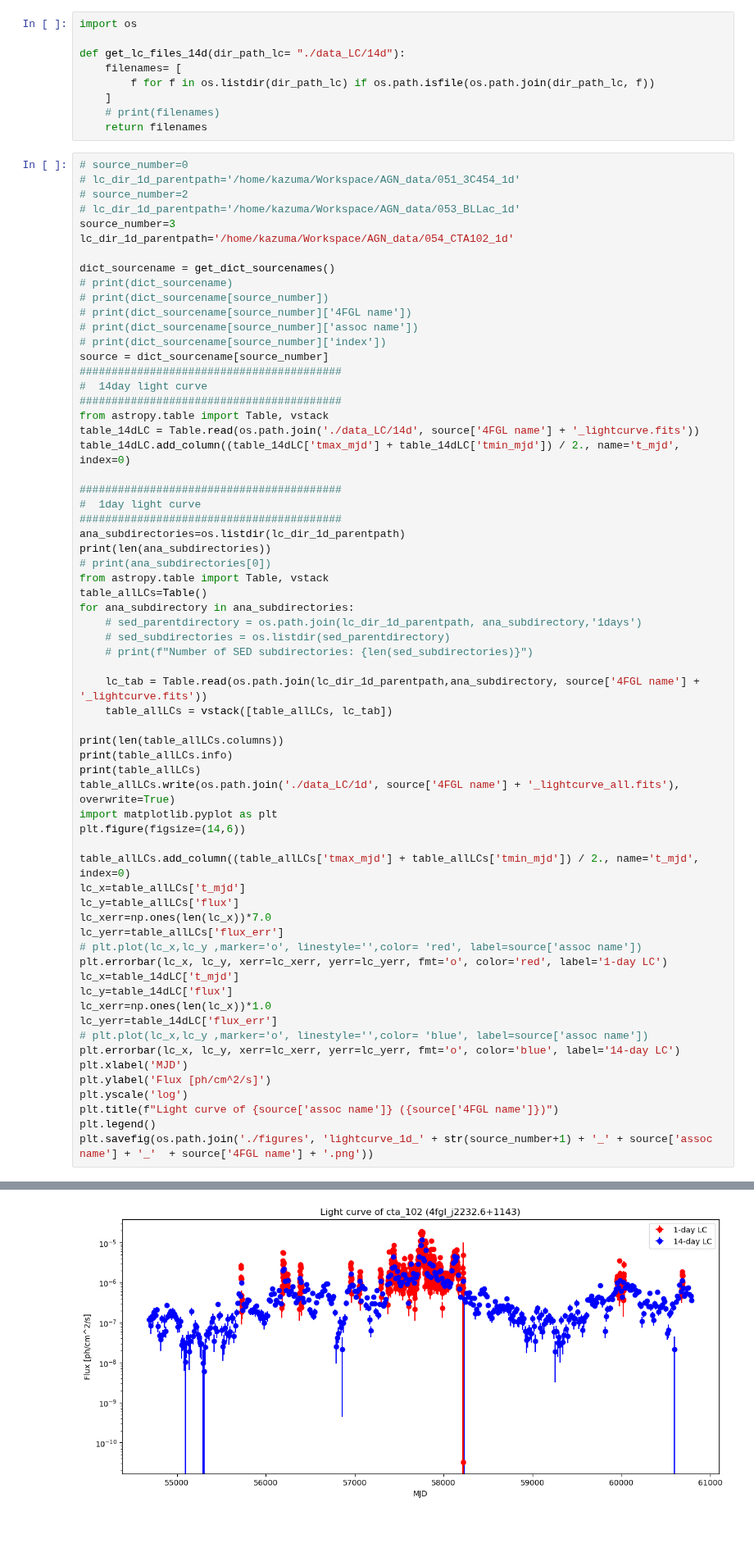
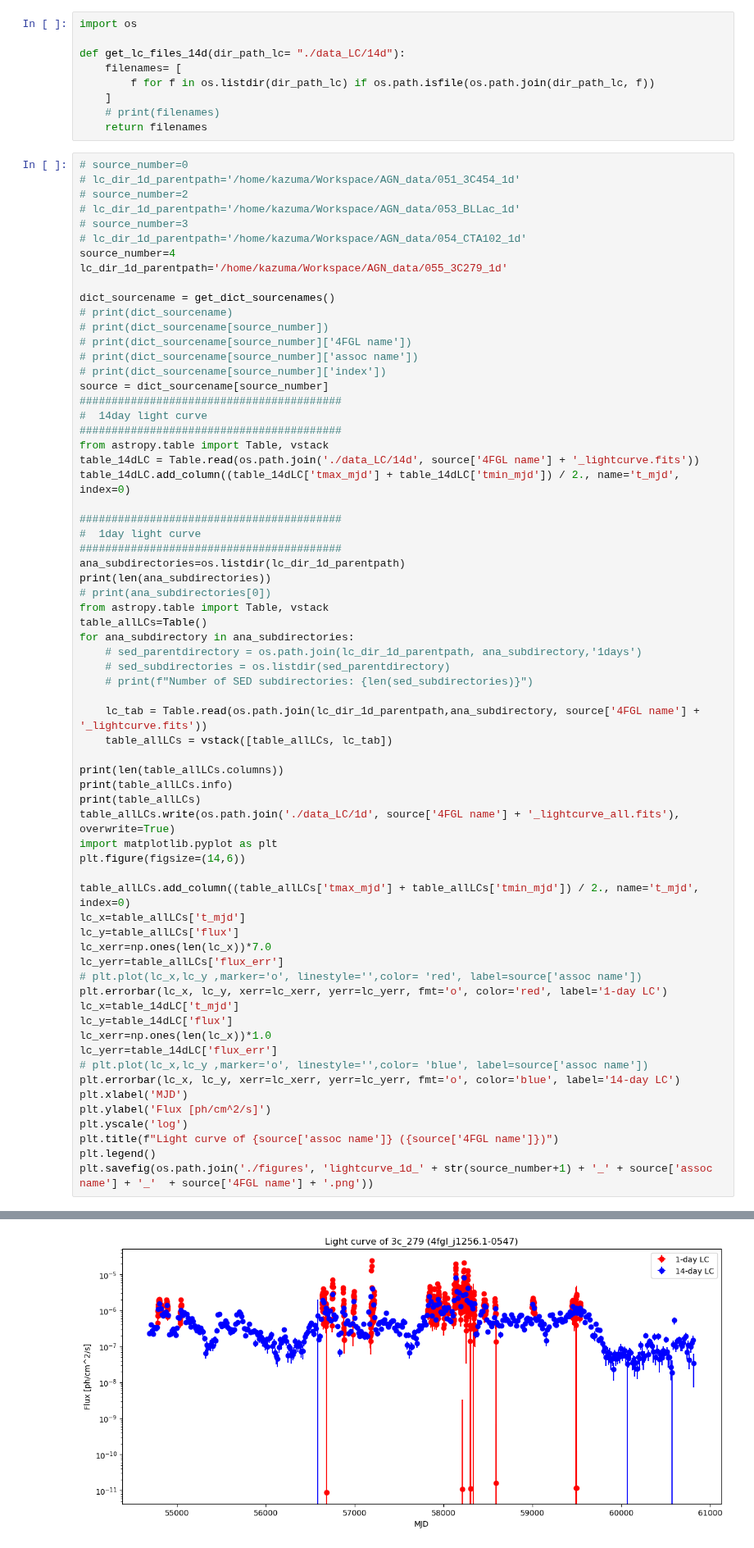
Before and after one commit to kazumaishio/SEDquest, a Jupyter notebook: lightcurve_1d.ipynb, the cells around one changed output, grey strips where cells are left out. Shown at 82% size. Drawn from its saved outputs; the diff is of its cells as text; blank space fills up the shorter version.

```diff
--- a/lightcurve_1d.ipynb
+++ b/lightcurve_1d.ipynb
@@ -136,8 +136,10 @@ def get_lc_files_14d(dir_path_lc= "./data_LC/14d"):
 # lc_dir_1d_parentpath='/home/kazuma/Workspace/AGN_data/051_3C454_1d'
 # source_number=2
 # lc_dir_1d_parentpath='/home/kazuma/Workspace/AGN_data/053_BLLac_1d'
-source_number=3
-lc_dir_1d_parentpath='/home/kazuma/Workspace/AGN_data/054_CTA102_1d'
+# source_number=3
+# lc_dir_1d_parentpath='/home/kazuma/Workspace/AGN_data/054_CTA102_1d'
+source_number=4
+lc_dir_1d_parentpath='/home/kazuma/Workspace/AGN_data/055_3C279_1d'
 
 dict_sourcename = get_dict_sourcenames()
 # print(dict_sourcename)
@@ -216 +218 @@ Length = 896 rows
-[figure, old version]
+[figure, new version]
```
Also changed, not shown: parts of 1 cell of this notebook, 3 other files.
